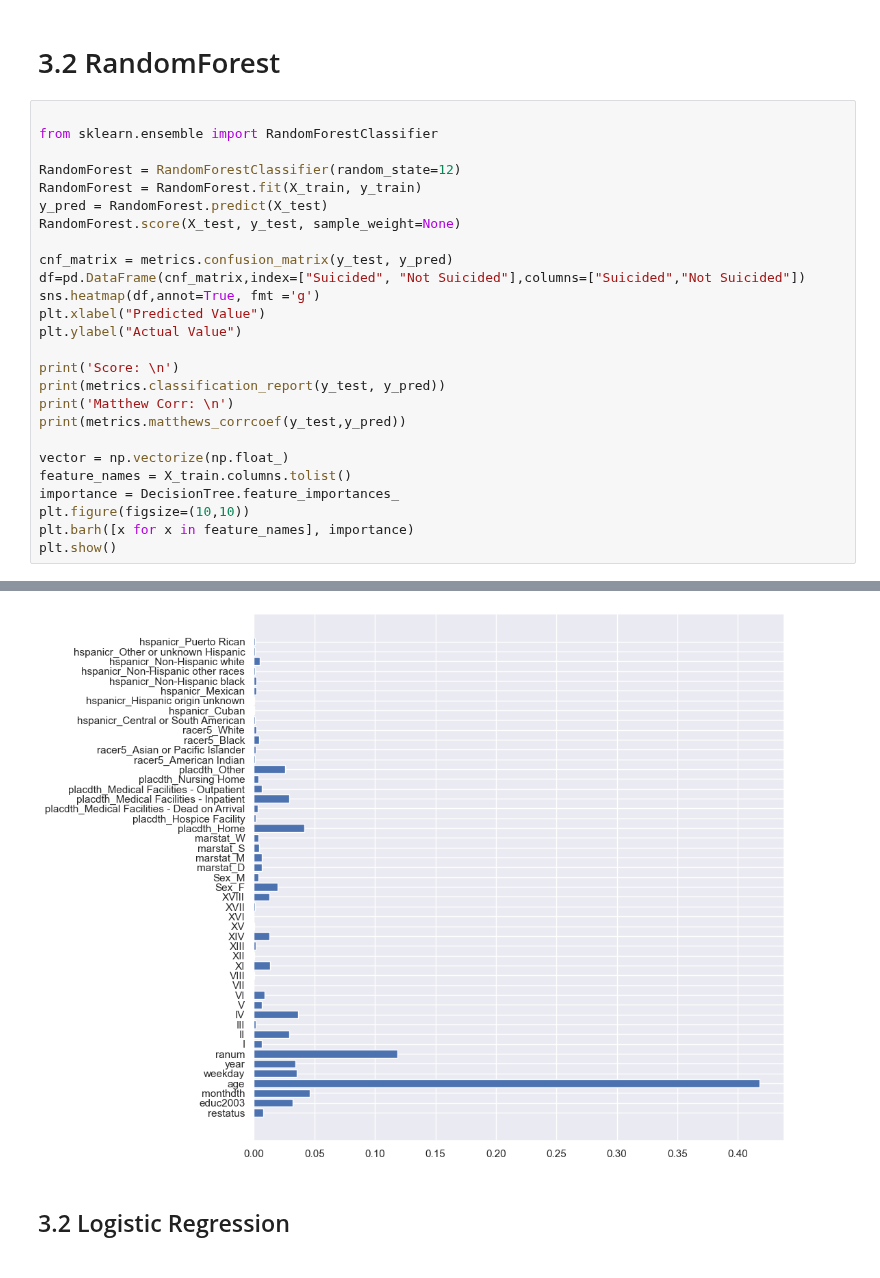
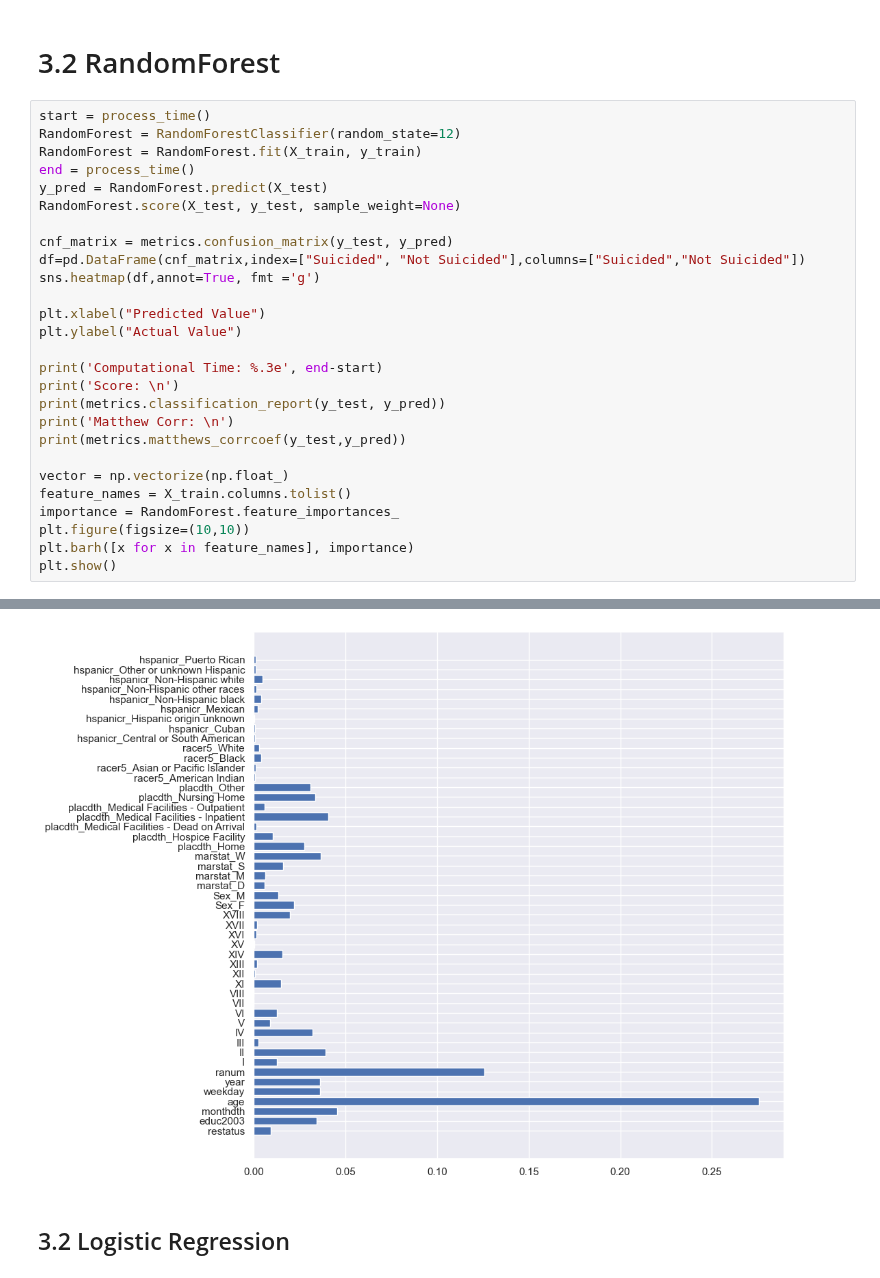
Before and after one commit to TimothiTsui/Anti_Suicide_Squad, a Jupyter notebook: model.ipynb, the cells around one changed output, grey strips where cells are left out. Saved outputs shown, nothing was run; the diff lists cells and outputs as text.

```diff
--- a/model.ipynb
+++ b/model.ipynb
@@ -78,20 +84,21 @@ Matthew Corr:
 # %% [markdown]
 # 3.2 RandomForest
 # %%
-
-from sklearn.ensemble import RandomForestClassifier
-
+start = process_time()
 RandomForest = RandomForestClassifier(random_state=12)
 RandomForest = RandomForest.fit(X_train, y_train)
+end = process_time()
 y_pred = RandomForest.predict(X_test)
 RandomForest.score(X_test, y_test, sample_weight=None)
 
 cnf_matrix = metrics.confusion_matrix(y_test, y_pred)
 df=pd.DataFrame(cnf_matrix,index=["Suicided", "Not Suicided"],columns=["Suicided","Not Suicided"])
 sns.heatmap(df,annot=True, fmt ='g')
+
 plt.xlabel("Predicted Value")
 plt.ylabel("Actual Value")
 
+print('Computational Time: %.3e', end-start)
 print('Score: \n')
 print(metrics.classification_report(y_test, y_pred))
 print('Matthew Corr: \n')
@@ -99,7 +106,7 @@ print(metrics.matthews_corrcoef(y_test,y_pred))
 
 vector = np.vectorize(np.float_)
 feature_names = X_train.columns.tolist()
-importance = DecisionTree.feature_importances_
+importance = RandomForest.feature_importances_
 plt.figure(figsize=(10,10))
 plt.barh([x for x in feature_names], importance)
 plt.show()
@@ -122,4 +130,4 @@ Matthew Corr:
-[figure, old version]
+[figure, new version]
 # %% [markdown]
 ## 3.2 Logistic Regression
 # %%
```
Also changed, not shown: parts of 19 cells of this notebook, 13 other files.
